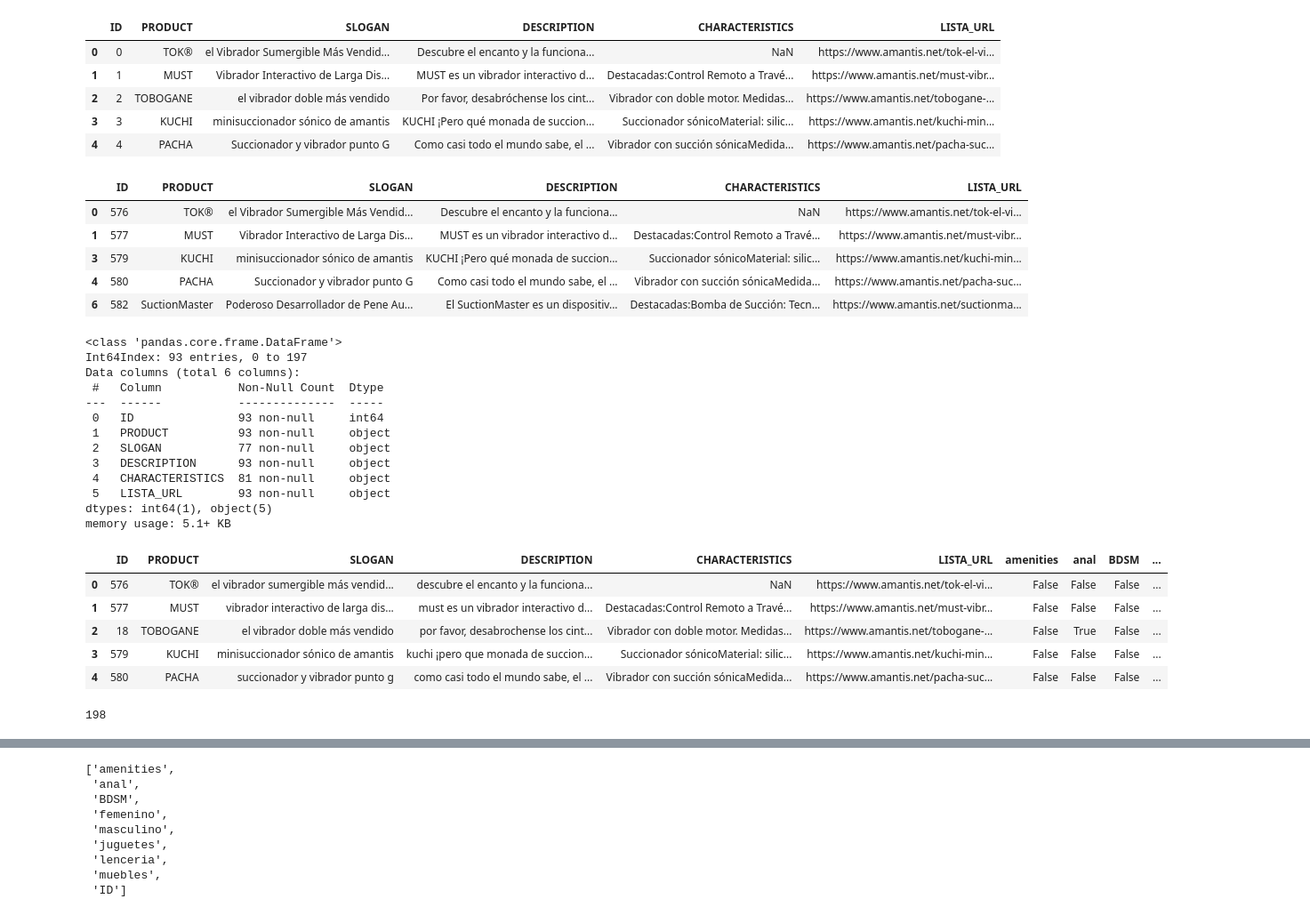
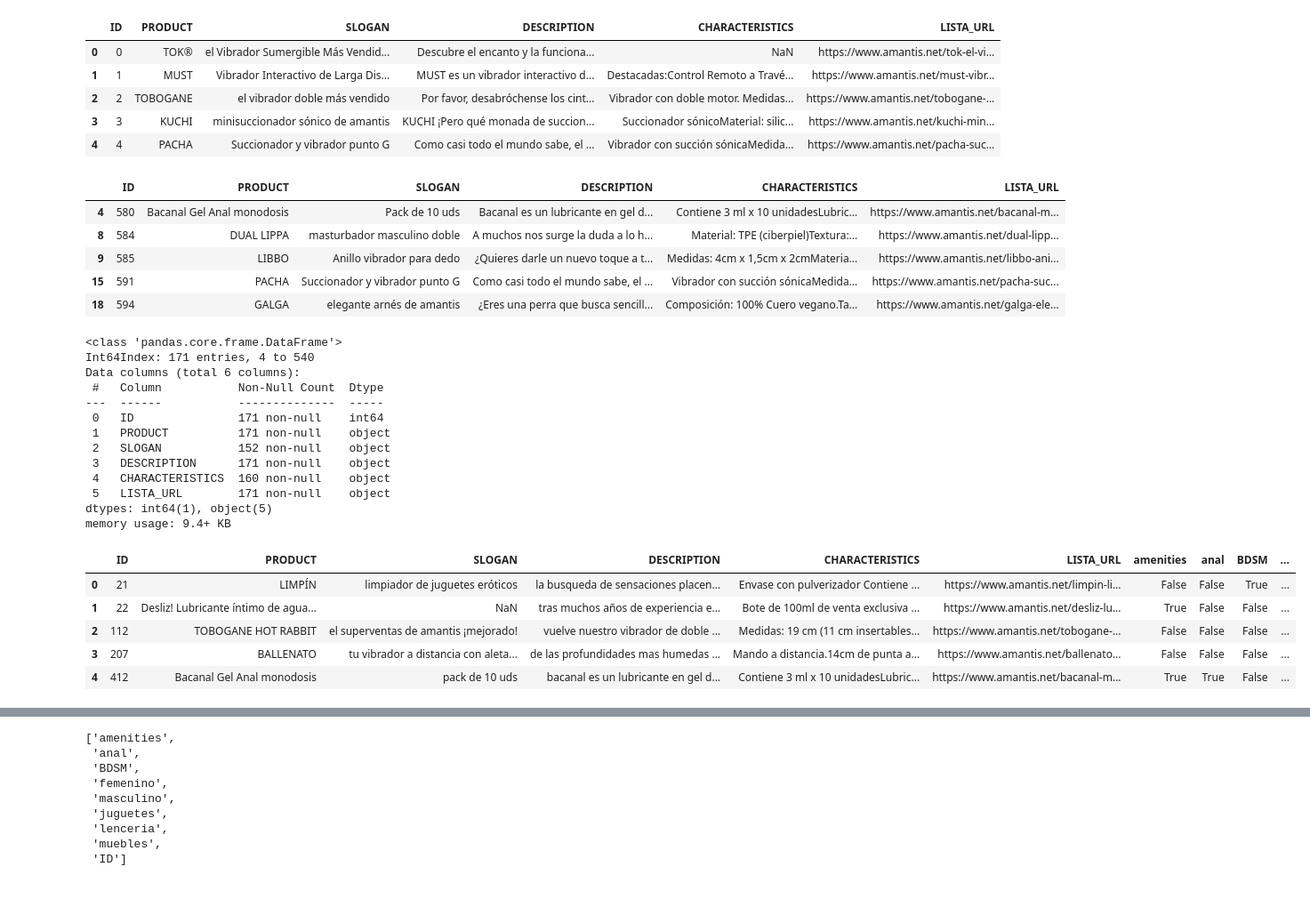
Before and after one commit to 75Engel/Proyecto_tienda_online, a Jupyter notebook: src/Notebook/04_Ingest.ipynb, the cells around one changed output, grey strips where cells are left out. Shown: that part at 89% size. Cells and saved outputs as stored; diff of their text form; code cells hidden in the pictures.

Commit message:
updating function.py
pending to debug products & tags

```diff
--- a/src/Notebook/04_Ingest.ipynb
+++ b/src/Notebook/04_Ingest.ipynb
@@ -595,9 +595,15 @@ import sqlite3
 os.chdir(os.path.split(os.getcwd())[0])
 folder=os.getcwd()
 from Utils import functions as f
+# %%
+df_product=pd.read_csv(r'Data\productos_240216.csv')
+df_tags=pd.read_csv(r'Data\tags_240216.csv')
+df_users=pd.read_csv(r'Data\usuarios_240216.csv')
+df_prices=pd.read_csv(r'Data\precios_240216.csv')
+df_comment=pd.read_csv(r'Data\comentarios_240216.csv')
 # %%
-df_product=pd.read_csv(r'Data\productos_240301.csv')
-df_tag=pd.read_csv(r'Data\tags_240301.csv')
+# df_product=pd.read_csv(r'Data\productos_240301.csv')
+# df_tag=pd.read_csv(r'Data\tags_240301.csv')
 df_product.head()
 # %% [output]
 |  | ID | PRODUCT | SLOGAN | DESCRIPTION | CHARACTERISTICS | LISTA_URL |
@@ -921,38 +927,34 @@ df_product_out.replace({'ID':map_product},inplace=True)
 df_product_out.head()
 # %% [output]
 |  | ID | PRODUCT | SLOGAN | DESCRIPTION | CHARACTERISTICS | LISTA_URL |
-| 0 | 576 | TOK® | el Vibrador Sumergible Más Vendid... | Descubre el encanto y la funciona... | NaN | https://www.amantis.net/tok-el-vi... |
-| 1 | 577 | MUST | Vibrador Interactivo de Larga Dis... | MUST es un vibrador interactivo d... | Destacadas:Control Remoto a Travé... | https://www.amantis.net/must-vibr... |
-| 3 | 579 | KUCHI | minisuccionador sónico de amantis | KUCHI ¡Pero qué monada de succion... | Succionador sónicoMaterial: silic... | https://www.amantis.net/kuchi-min... |
-| 4 | 580 | PACHA | Succionador y vibrador punto G | Como casi todo el mundo sabe, el ... | Vibrador con succión sónicaMedida... | https://www.amantis.net/pacha-suc... |
-| 6 | 582 | SuctionMaster | Poderoso Desarrollador de Pene Au... | El SuctionMaster es un dispositiv... | Destacadas:Bomba de Succión: Tecn... | https://www.amantis.net/suctionma... |
+| 4 | 580 | Bacanal Gel Anal monodosis | Pack de 10 uds | Bacanal es un lubricante en gel d... | Contiene 3 ml x 10 unidadesLubric... | https://www.amantis.net/bacanal-m... |
+| 8 | 584 | DUAL LIPPA | masturbador masculino doble | A muchos nos surge la duda a lo h... | Material: TPE (ciberpiel)Textura:... | https://www.amantis.net/dual-lipp... |
+| 9 | 585 | LIBBO | Anillo vibrador para dedo | ¿Quieres darle un nuevo toque a t... | Medidas: 4cm x 1,5cm x 2cmMateria... | https://www.amantis.net/libbo-ani... |
+| 15 | 591 | PACHA | Succionador y vibrador punto G | Como casi todo el mundo sabe, el ... | Vibrador con succión sónicaMedida... | https://www.amantis.net/pacha-suc... |
+| 18 | 594 | GALGA | elegante arnés de amantis | ¿Eres una perra que busca sencill... | Composición: 100% Cuero vegano.Ta... | https://www.amantis.net/galga-ele... |
 # %%
 df_product_out.info()
 # %% [output]
 <class 'pandas.core.frame.DataFrame'>
-Int64Index: 93 entries, 0 to 197
+Int64Index: 171 entries, 4 to 540
 Data columns (total 6 columns):
  #   Column           Non-Null Count  Dtype
 ---  ------           --------------  -----
- 0   ID               93 non-null     int64
- 1   PRODUCT          93 non-null     object
- 2   SLOGAN           77 non-null     object
- 3   DESCRIPTION      93 non-null     object
- 4   CHARACTERISTICS  81 non-null     object
- 5   LISTA_URL        93 non-null     object
+ 0   ID               171 non-null    int64
+ 1   PRODUCT          171 non-null    object
+ 2   SLOGAN           152 non-null    object
+ 3   DESCRIPTION      171 non-null    object
+ 4   CHARACTERISTICS  160 non-null    object
+ 5   LISTA_URL        171 non-null    object
 dtypes: int64(1), object(5)
-memory usage: 5.1+ KB
+memory usage: 9.4+ KB
 # %%
-df_tag.replace({'ID':map_product},inplace=True)
-df_tag.head()
+df_tags.replace({'ID':map_product},inplace=True)
+df_tags.head()
 # %% [output]
 |  | ID | PRODUCT | SLOGAN | DESCRIPTION | CHARACTERISTICS | LISTA_URL | amenities | anal | BDSM | ... |
-| 0 | 576 | TOK® | el vibrador sumergible más vendid... | descubre el encanto y la funciona... | NaN | https://www.amantis.net/tok-el-vi... | False | False | False | ... |
-| 1 | 577 | MUST | vibrador interactivo de larga dis... | must es un vibrador interactivo d... | Destacadas:Control Remoto a Travé... | https://www.amantis.net/must-vibr... | False | False | False | ... |
-| 2 | 18 | TOBOGANE | el vibrador doble más vendido | por favor, desabrochense los cint... | Vibrador con doble motor. Medidas... | https://www.amantis.net/tobogane-... | False | True | False | ... |
-| 3 | 579 | KUCHI | minisuccionador sónico de amantis | kuchi ¡pero que monada de succion... | Succionador sónicoMaterial: silic... | https://www.amantis.net/kuchi-min... | False | False | False | ... |
-| 4 | 580 | PACHA | succionador y vibrador punto g | como casi todo el mundo sabe, el ... | Vibrador con succión sónicaMedida... | https://www.amantis.net/pacha-suc... | False | False | False | ... |
+| 0 | 21 | LIMPÍN | limpiador de juguetes eróticos | la busqueda de sensaciones placen... | Envase con pulverizador Contiene ... | https://www.amantis.net/limpin-li... | False | False | True | ... |
+| 1 | 22 | Desliz! Lubricante íntimo de agua... | NaN | tras muchos años de experiencia e... | Bote de 100ml de venta exclusiva ... | https://www.amantis.net/desliz-lu... | True | False | False | ... |
+| 2 | 112 | TOBOGANE HOT RABBIT | el superventas de amantis ¡mejorado! | vuelve nuestro vibrador de doble ... | Medidas: 19 cm (11 cm insertables... | https://www.amantis.net/tobogane-... | False | False | False | ... |
+| 3 | 207 | BALLENATO | tu vibrador a distancia con aleta... | de las profundidades mas humedas ... | Mando a distancia.14cm de punta a... | https://www.amantis.net/ballenato... | False | False | False | ... |
+| 4 | 412 | Bacanal Gel Anal monodosis | pack de 10 uds | bacanal es un lubricante en gel d... | Contiene 3 ml x 10 unidadesLubric... | https://www.amantis.net/bacanal-m... | True | True | False | ... |
-# %%
-df_tag
-# %% [output]
-198
```
Also changed, not shown: parts of 26 cells of this notebook, 8 other files.
